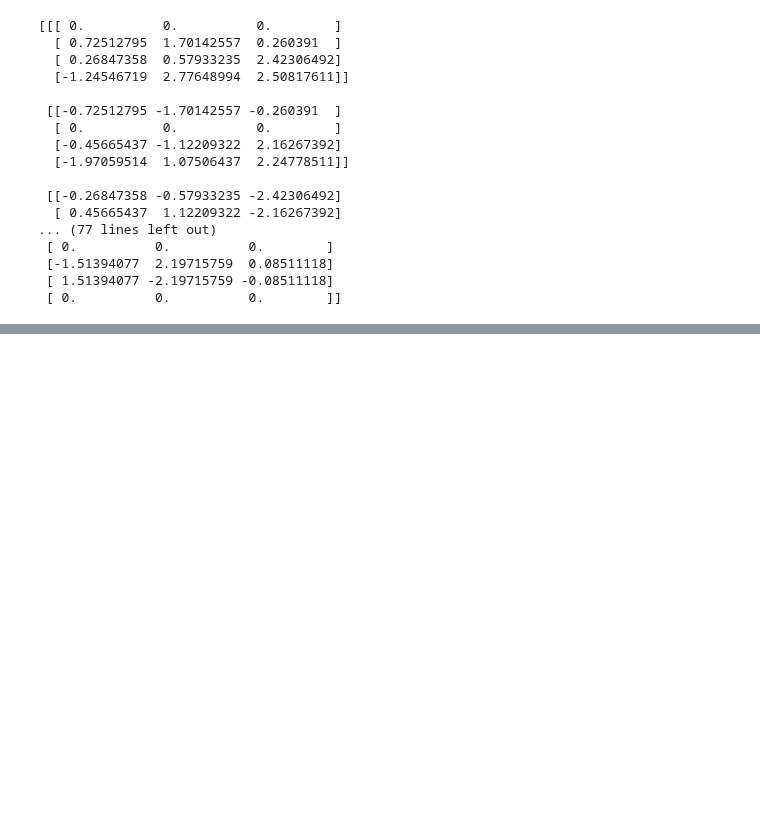
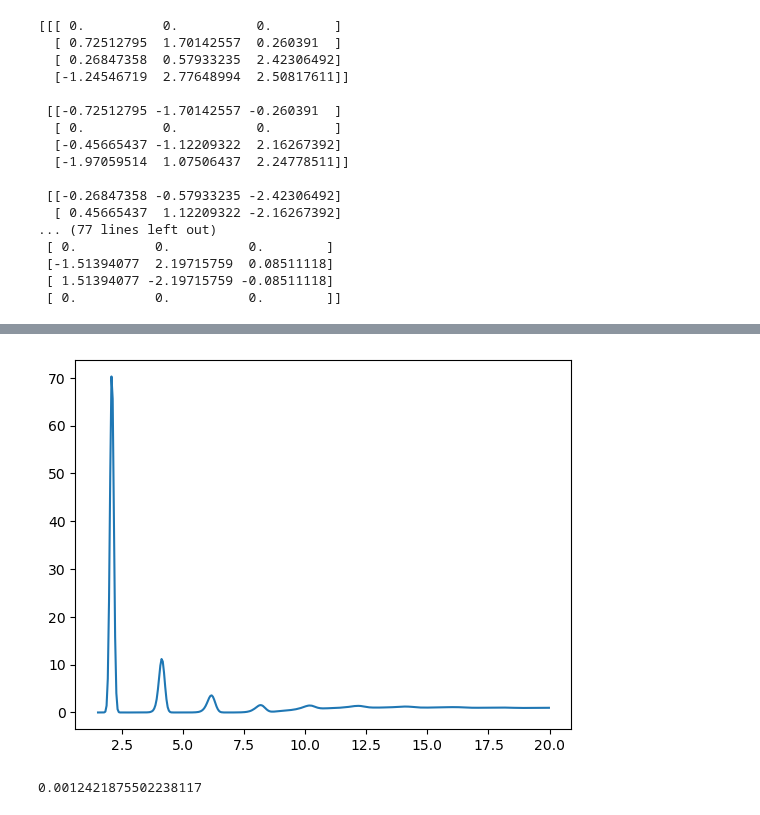
Before and after one commit to jan-kro/mucus_old_2, a Jupyter notebook: test_skripts/trajectory_analysis.ipynb, the cells around one changed output, grey strips where cells are left out. Saved outputs shown, nothing was run; the diff lists cells and outputs as text; code cells hidden in the pictures; blank space fills up the shorter version.

```diff
--- a/test_skripts/trajectory_analysis.ipynb
+++ b/test_skripts/trajectory_analysis.ipynb
@@ -784,0 +996,13 @@ plt.plot(radii, gr)
+# %%
+r, gr = md.compute_rdf(trajectory, pairs, r_range=(1.5, 20), bin_width=0.05)
+# %%
+plt.figure()
+plt.plot(r, gr)
+plt.show()
+# %% [output]
+[figure, added]
+# %%
+rho = len(pairs) * np.sum(1.0 / trajectory.unitcell_volumes) / natoms / len(trajectory)
+print(rho)
+# %% [output]
+0.0012421875502238117
```
Also changed, not shown: parts of 31 cells of this notebook, 19 other files.
